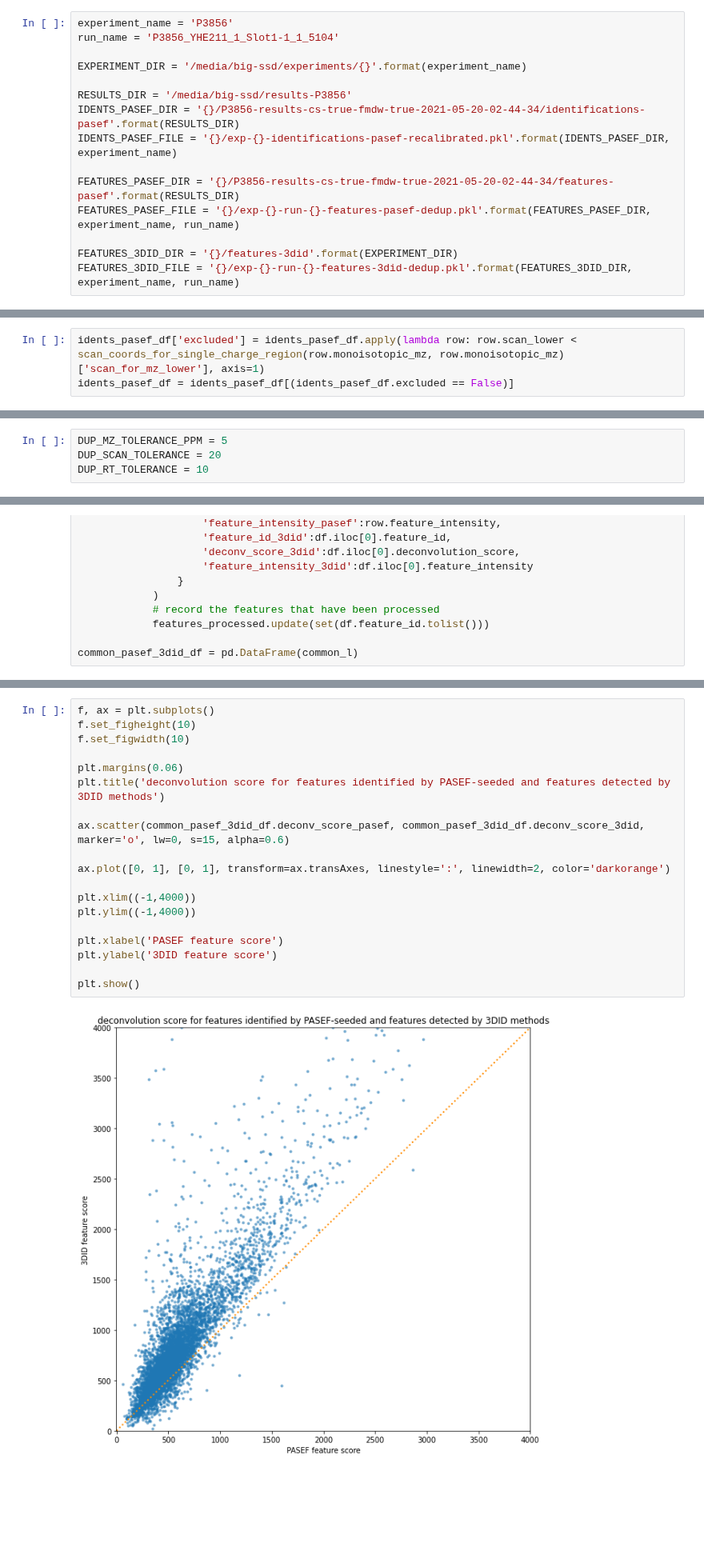
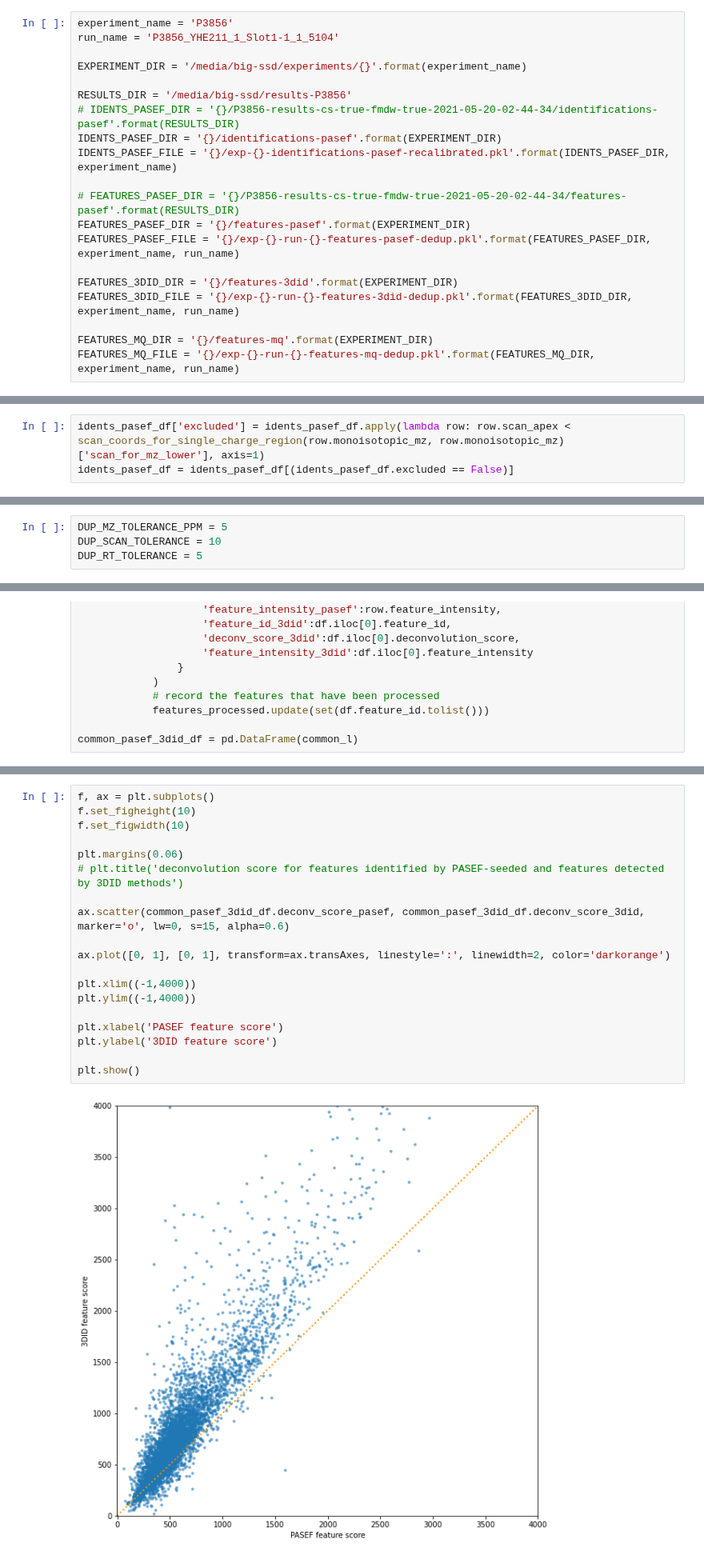
Before and after one commit to WEHI-Proteomics/tfde, a Jupyter notebook: notebooks/paper 4 - features found by both 3DID and PASEF.ipynb, the cells around one changed output, grey strips where cells are left out. Shown at 80% size. Cells and saved outputs as stored; diff of their text form; blank space fills up the shorter version.

```diff
--- a/notebooks/paper 4 - features found by both 3DID and PASEF.ipynb
+++ b/notebooks/paper 4 - features found by both 3DID and PASEF.ipynb
@@ -16,11 +16,16 @@ run_name = 'P3856_YHE211_1_Slot1-1_1_5104'
 EXPERIMENT_DIR = '/media/big-ssd/experiments/{}'.format(experiment_name)
 
 RESULTS_DIR = '/media/big-ssd/results-P3856'
-IDENTS_PASEF_DIR = '{}/P3856-results-cs-true-fmdw-true-2021-05-20-02-44-34/identifications-pasef'.format(RESULTS_DIR)
+# IDENTS_PASEF_DIR = '{}/P3856-results-cs-true-fmdw-true-2021-05-20-02-44-34/identifications-pasef'.format(RESULTS_DIR)
+IDENTS_PASEF_DIR = '{}/identifications-pasef'.format(EXPERIMENT_DIR)
 IDENTS_PASEF_FILE = '{}/exp-{}-identifications-pasef-recalibrated.pkl'.format(IDENTS_PASEF_DIR, experiment_name)
 
-FEATURES_PASEF_DIR = '{}/P3856-results-cs-true-fmdw-true-2021-05-20-02-44-34/features-pasef'.format(RESULTS_DIR)
+# FEATURES_PASEF_DIR = '{}/P3856-results-cs-true-fmdw-true-2021-05-20-02-44-34/features-pasef'.format(RESULTS_DIR)
+FEATURES_PASEF_DIR = '{}/features-pasef'.format(EXPERIMENT_DIR)
 FEATURES_PASEF_FILE = '{}/exp-{}-run-{}-features-pasef-dedup.pkl'.format(FEATURES_PASEF_DIR, experiment_name, run_name)
 
 FEATURES_3DID_DIR = '{}/features-3did'.format(EXPERIMENT_DIR)
 FEATURES_3DID_FILE = '{}/exp-{}-run-{}-features-3did-dedup.pkl'.format(FEATURES_3DID_DIR, experiment_name, run_name)
+
+FEATURES_MQ_DIR = '{}/features-mq'.format(EXPERIMENT_DIR)
+FEATURES_MQ_FILE = '{}/exp-{}-run-{}-features-mq-dedup.pkl'.format(FEATURES_MQ_DIR, experiment_name, run_name)
@@ -50,7 +52,7 @@ idents_pasef_df = d['identifications_df']
 idents_pasef_df = idents_pasef_df[(idents_pasef_df.run_name == run_name) & (idents_pasef_df['percolator q-value'] <= MAXIMUM_Q_VALUE)].copy()
 # idents_pasef_df = idents_pasef_df[(idents_pasef_df.mono_mz > mz_lower) & (idents_pasef_df.mono_mz < mz_upper) & (idents_pasef_df.scan_apex > scan_lower) & (idents_pasef_df.rt_apex > rt_lower) & (idents_pasef_df.rt_apex < rt_upper)]
 # %%
-idents_pasef_df['excluded'] = idents_pasef_df.apply(lambda row: row.scan_lower < scan_coords_for_single_charge_region(row.monoisotopic_mz, row.monoisotopic_mz)['scan_for_mz_lower'], axis=1)
+idents_pasef_df['excluded'] = idents_pasef_df.apply(lambda row: row.scan_apex < scan_coords_for_single_charge_region(row.monoisotopic_mz, row.monoisotopic_mz)['scan_for_mz_lower'], axis=1)
 idents_pasef_df = idents_pasef_df[(idents_pasef_df.excluded == False)]
 # %%
 # load the features detected by PASEF
@@ -143,8 +149,8 @@ plt.show()
 #### find the features in common
 # %%
 DUP_MZ_TOLERANCE_PPM = 5
-DUP_SCAN_TOLERANCE = 20
-DUP_RT_TOLERANCE = 10
+DUP_SCAN_TOLERANCE = 10
+DUP_RT_TOLERANCE = 5
 # %%
 # set up dup definitions for 3DID
 MZ_TOLERANCE_PERCENT = DUP_MZ_TOLERANCE_PPM * 10**-4
@@ -199,24 +205,24 @@ print('{} features in common'.format(len(common_pasef_3did_df)))
 # %%
 f, ax = plt.subplots()
 f.set_figheight(10)
 f.set_figwidth(10)
 
 plt.margins(0.06)
-plt.title('deconvolution score for features identified by PASEF-seeded and features detected by 3DID methods')
+# plt.title('deconvolution score for features identified by PASEF-seeded and features detected by 3DID methods')
 
 ax.scatter(common_pasef_3did_df.deconv_score_pasef, common_pasef_3did_df.deconv_score_3did, marker='o', lw=0, s=15, alpha=0.6)
 
 ax.plot([0, 1], [0, 1], transform=ax.transAxes, linestyle=':', linewidth=2, color='darkorange')
 
 plt.xlim((-1,4000))
 plt.ylim((-1,4000))
 
 plt.xlabel('PASEF feature score')
 plt.ylabel('3DID feature score')
 
 plt.show()
 # %% [output]
-[figure, old version]
+[figure, new version]
 # %% [markdown]
 #### visualise a feature detected and identified by PASEF but not by 3DID
 # %%
```
Also changed, not shown: parts of 18 cells of this notebook.
